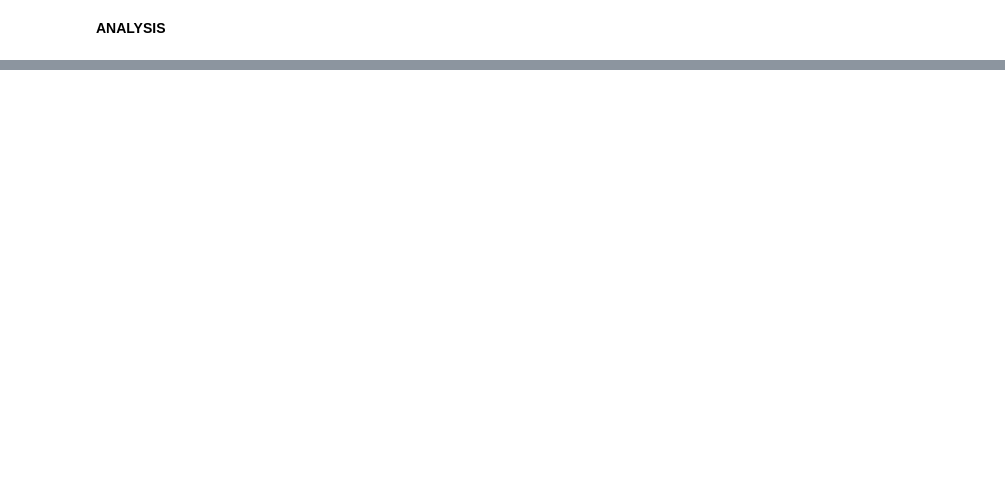
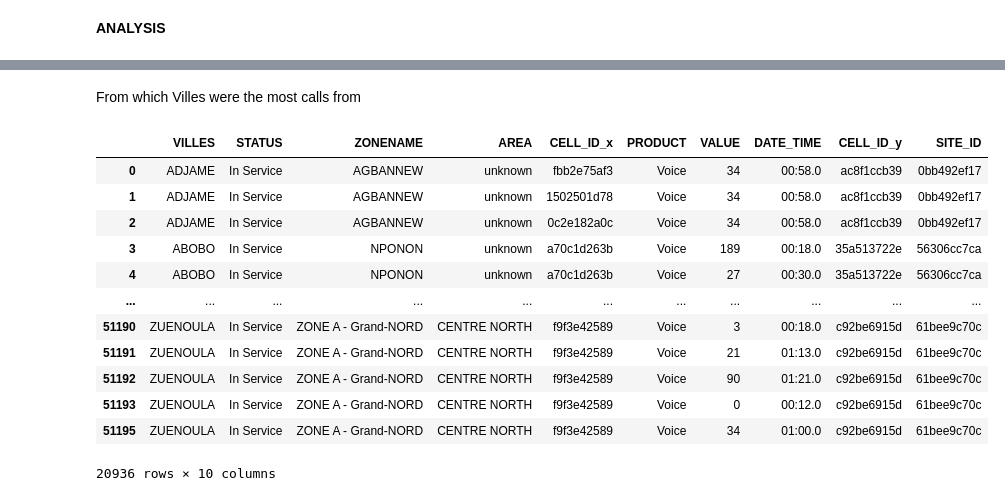
Before and after one commit to GMaina716/WEEK-3-IP, a Jupyter notebook: Moringa_Data_Science_Prep_W3_Independent_Project_2021_05_George_Maina_Python.ipynb, the cells around one changed output, grey strips where cells are left out. Cells and saved outputs as stored; diff of their text form; code cells hidden in the pictures; blank space fills up the shorter version.

```diff
--- a/Moringa_Data_Science_Prep_W3_Independent_Project_2021_05_George_Maina_Python.ipynb
+++ b/Moringa_Data_Science_Prep_W3_Independent_Project_2021_05_George_Maina_Python.ipynb
@@ -383,0 +429,21 @@ Name: VILLES, Length: 504, dtype: int64
+# %% [markdown]
+From which Villes were the most calls from
+# %%
+# to get the rows with only voice calls
+#we put those rows in a column called rows_voice
+rows_voice=merged_telecom[merged_telecom['PRODUCT'].map(lambda PRODUCT: 'Voice' in PRODUCT)]
+rows_voice
+# %% [output]
+|  | VILLES | STATUS | ZONENAME | AREA | CELL_ID_x | PRODUCT | VALUE | DATE_TIME | CELL_ID_y | SITE_ID |
+| 0 | ADJAME | In Service | AGBANNEW | unknown | fbb2e75af3 | Voice | 34 | 00:58.0 | ac8f1ccb39 | 0bb492ef17 |
+| 1 | ADJAME | In Service | AGBANNEW | unknown | 1502501d78 | Voice | 34 | 00:58.0 | ac8f1ccb39 | 0bb492ef17 |
+| 2 | ADJAME | In Service | AGBANNEW | unknown | 0c2e182a0c | Voice | 34 | 00:58.0 | ac8f1ccb39 | 0bb492ef17 |
+| 3 | ABOBO | In Service | NPONON | unknown | a70c1d263b | Voice | 189 | 00:18.0 | 35a513722e | 56306cc7ca |
+| 4 | ABOBO | In Service | NPONON | unknown | a70c1d263b | Voice | 27 | 00:30.0 | 35a513722e | 56306cc7ca |
+| ... | ... | ... | ... | ... | ... | ... | ... | ... | ... | ... |
+| 51190 | ZUENOULA | In Service | ZONE A - Grand-NORD | CENTRE NORTH | f9f3e42589 | Voice | 3 | 00:18.0 | c92be6915d | 61bee9c70c |
+| 51191 | ZUENOULA | In Service | ZONE A - Grand-NORD | CENTRE NORTH | f9f3e42589 | Voice | 21 | 01:13.0 | c92be6915d | 61bee9c70c |
+| 51192 | ZUENOULA | In Service | ZONE A - Grand-NORD | CENTRE NORTH | f9f3e42589 | Voice | 90 | 01:21.0 | c92be6915d | 61bee9c70c |
+| 51193 | ZUENOULA | In Service | ZONE A - Grand-NORD | CENTRE NORTH | f9f3e42589 | Voice | 0 | 00:12.0 | c92be6915d | 61bee9c70c |
+| 51195 | ZUENOULA | In Service | ZONE A - Grand-NORD | CENTRE NORTH | f9f3e42589 | Voice | 34 | 01:00.0 | c92be6915d | 61bee9c70c |
+20936 rows × 10 columns
```
Also changed, not shown: parts of 47 cells of this notebook.
